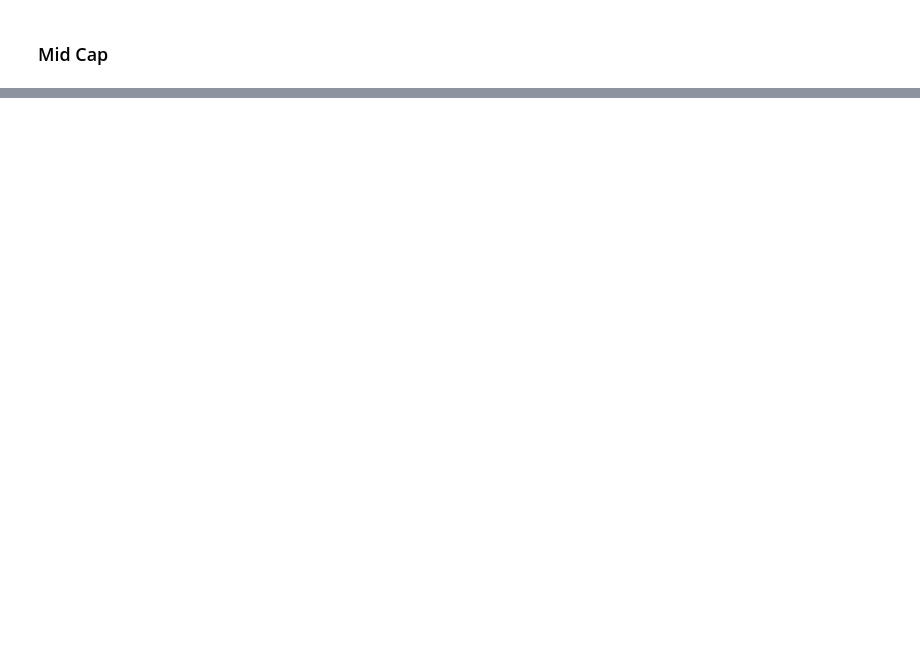
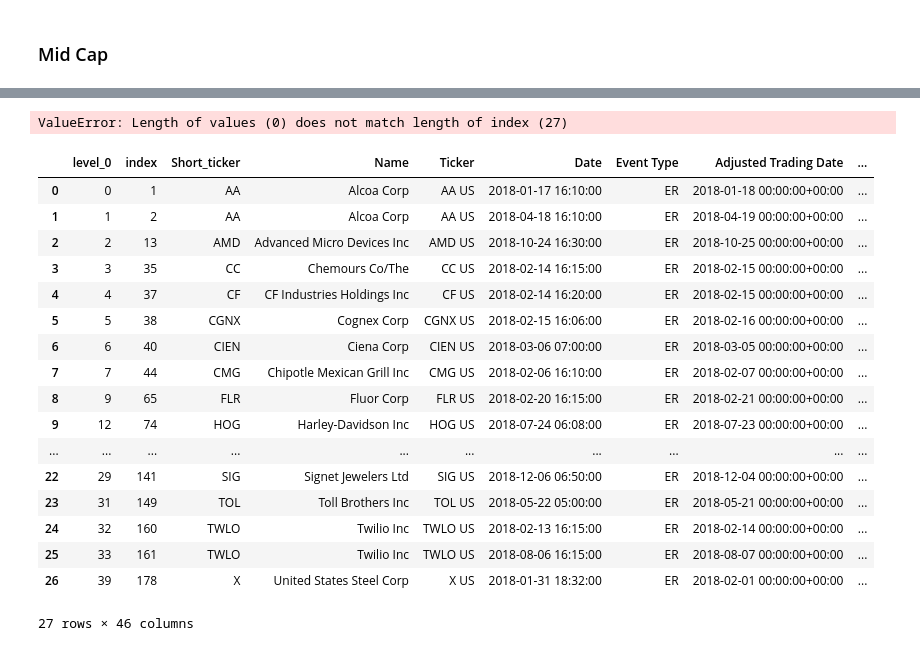
Before and after one commit to shreyjain-uchicago/ProjectLab_Spring-24_HullTactical, a Jupyter notebook: Vol_level_change.ipynb, the cells around one changed output, grey strips where cells are left out. Saved outputs shown, nothing was run; the diff lists cells and outputs as text; code cells hidden in the pictures; blank space fills up the shorter version.

```diff
--- a/Vol_level_change.ipynb
+++ b/Vol_level_change.ipynb
@@ -302,0 +384,11 @@ for i in range(5):
+# %%
+vega_pnl=[]
+theta_pnl=[]
+for i in range(len(data_2018_large)):
+    ex_date_entry=options_dict_large[2018][(options_dict_large[2018]['ticker']==data_2018_large['Short_ticker'][i]) & (options_dict_large[2018]['date']==data_2018_large['trade_entry'][i])]['exdate'].min()
+    tmp=options_dict_large[2018]
+    tmp1=tmp[(tmp['ticker']==data_2018_large['Short_ticker'][i]) & (tmp['date']==data_2018_large['trade_entry'][i]) & (tmp['strike_price']==data_2018_large['straddle_entry_strike'][i]) & (options_dict_large[2018]['exdate']==ex_date_entry)]
+    #tmp2=tmp[(tmp['ticker']==data_2018_large['Short_ticker'][i]) & (tmp['date']==data_2018_large['trade_exit'][i]) & (tmp['strike_price']==data_2018_large['straddle_entry_strike'][i]) & (options_dict_large[2018]['exdate']==ex_date_entry)]
+    print(tmp1['theta'])
+    theta_pnl.append(-1/252*sum(tmp1['theta']))
+    #vega_pnl=sum((tmp1['impl_volatility']-tmp2['impl_volatility'])*(tmp1['vega']))
@@ -302,0 +413,26 @@ for i in range(5):
+# %%
+data_2018_mid['vega_pnl']=vega_pnl
+data_2018_mid['theta_pnl']=theta_pnl
+# %% [output]
+ValueError: Length of values (0) does not match length of index (27)
+# %%
+data_2018_mid
+# %% [output]
+|  | level_0 | index | Short_ticker | Name | Ticker | Date | Event Type | Adjusted Trading Date | ... |
+| 0 | 0 | 1 | AA | Alcoa Corp | AA US | 2018-01-17 16:10:00 | ER | 2018-01-18 00:00:00+00:00 | ... |
+| 1 | 1 | 2 | AA | Alcoa Corp | AA US | 2018-04-18 16:10:00 | ER | 2018-04-19 00:00:00+00:00 | ... |
+| 2 | 2 | 13 | AMD | Advanced Micro Devices Inc | AMD US | 2018-10-24 16:30:00 | ER | 2018-10-25 00:00:00+00:00 | ... |
+| 3 | 3 | 35 | CC | Chemours Co/The | CC US | 2018-02-14 16:15:00 | ER | 2018-02-15 00:00:00+00:00 | ... |
+| 4 | 4 | 37 | CF | CF Industries Holdings Inc | CF US | 2018-02-14 16:20:00 | ER | 2018-02-15 00:00:00+00:00 | ... |
+| 5 | 5 | 38 | CGNX | Cognex Corp | CGNX US | 2018-02-15 16:06:00 | ER | 2018-02-16 00:00:00+00:00 | ... |
+| 6 | 6 | 40 | CIEN | Ciena Corp | CIEN US | 2018-03-06 07:00:00 | ER | 2018-03-05 00:00:00+00:00 | ... |
+| 7 | 7 | 44 | CMG | Chipotle Mexican Grill Inc | CMG US | 2018-02-06 16:10:00 | ER | 2018-02-07 00:00:00+00:00 | ... |
+| 8 | 9 | 65 | FLR | Fluor Corp | FLR US | 2018-02-20 16:15:00 | ER | 2018-02-21 00:00:00+00:00 | ... |
+| 9 | 12 | 74 | HOG | Harley-Davidson Inc | HOG US | 2018-07-24 06:08:00 | ER | 2018-07-23 00:00:00+00:00 | ... |
+| ... | ... | ... | ... | ... | ... | ... | ... | ... | ... |
+| 22 | 29 | 141 | SIG | Signet Jewelers Ltd | SIG US | 2018-12-06 06:50:00 | ER | 2018-12-04 00:00:00+00:00 | ... |
+| 23 | 31 | 149 | TOL | Toll Brothers Inc | TOL US | 2018-05-22 05:00:00 | ER | 2018-05-21 00:00:00+00:00 | ... |
+| 24 | 32 | 160 | TWLO | Twilio Inc | TWLO US | 2018-02-13 16:15:00 | ER | 2018-02-14 00:00:00+00:00 | ... |
+| 25 | 33 | 161 | TWLO | Twilio Inc | TWLO US | 2018-08-06 16:15:00 | ER | 2018-08-07 00:00:00+00:00 | ... |
+| 26 | 39 | 178 | X | United States Steel Corp | X US | 2018-01-31 18:32:00 | ER | 2018-02-01 00:00:00+00:00 | ... |
+27 rows × 46 columns
```
Also changed, not shown: parts of 10 cells of this notebook, 1 other file.
